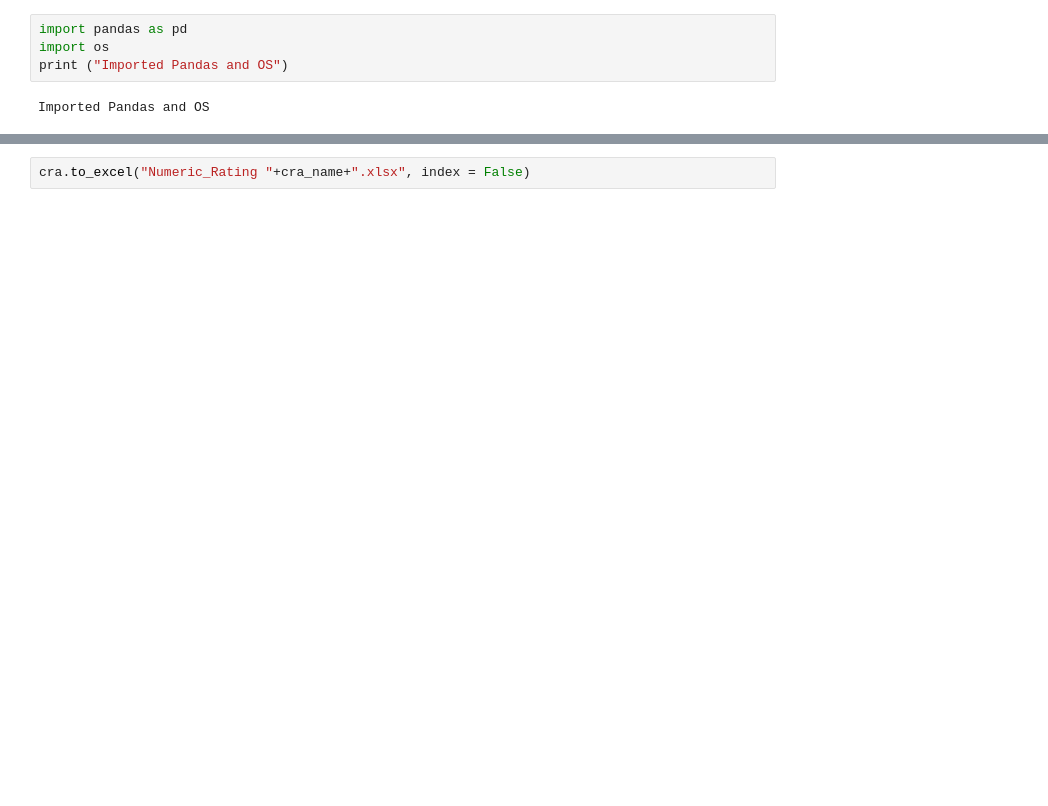
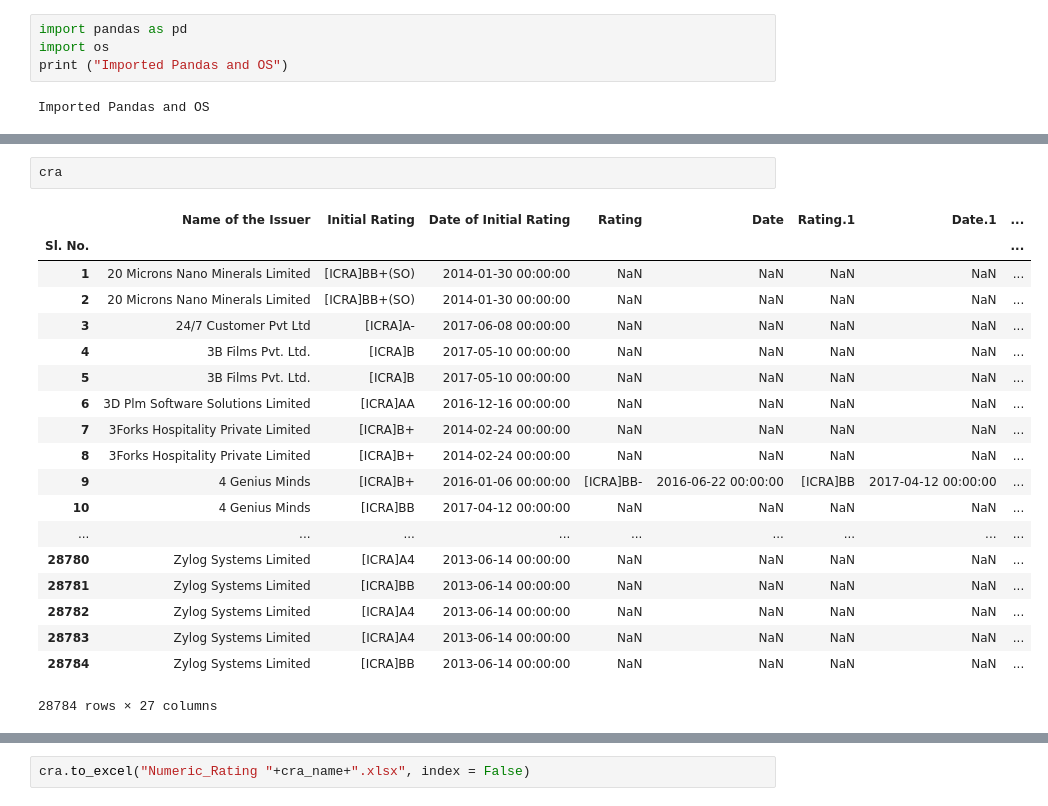
Before and after one commit to hiteshgulati/ratingsai, a Jupyter notebook: data/Rating History/Munging.ipynb, the cells around one changed output, grey strips where cells are left out. Saved outputs shown, nothing was run; the diff lists cells and outputs as text; blank space fills up the shorter version.

```diff
--- a/data/Rating History/Munging.ipynb
+++ b/data/Rating History/Munging.ipynb
@@ -31,3 +29,25 @@ mapping['FA+/CRISIL\rA1']
+# %%
+cra
+# %% [output]
+|  | Name of the Issuer | Initial Rating | Date of Initial Rating | Rating | Date | Rating.1 | Date.1 | ... |
+| Sl. No. |  |  |  |  |  |  |  | ... |
+| 1 | 20 Microns Nano Minerals Limited | [ICRA]BB+(SO) | 2014-01-30 00:00:00 | NaN | NaN | NaN | NaN | ... |
+| 2 | 20 Microns Nano Minerals Limited | [ICRA]BB+(SO) | 2014-01-30 00:00:00 | NaN | NaN | NaN | NaN | ... |
+| 3 | 24/7 Customer Pvt Ltd | [ICRA]A- | 2017-06-08 00:00:00 | NaN | NaN | NaN | NaN | ... |
+| 4 | 3B Films Pvt. Ltd. | [ICRA]B | 2017-05-10 00:00:00 | NaN | NaN | NaN | NaN | ... |
+| 5 | 3B Films Pvt. Ltd. | [ICRA]B | 2017-05-10 00:00:00 | NaN | NaN | NaN | NaN | ... |
+| 6 | 3D Plm Software Solutions Limited | [ICRA]AA | 2016-12-16 00:00:00 | NaN | NaN | NaN | NaN | ... |
+| 7 | 3Forks Hospitality Private Limited | [ICRA]B+ | 2014-02-24 00:00:00 | NaN | NaN | NaN | NaN | ... |
+| 8 | 3Forks Hospitality Private Limited | [ICRA]B+ | 2014-02-24 00:00:00 | NaN | NaN | NaN | NaN | ... |
+| 9 | 4 Genius Minds | [ICRA]B+ | 2016-01-06 00:00:00 | [ICRA]BB- | 2016-06-22 00:00:00 | [ICRA]BB | 2017-04-12 00:00:00 | ... |
+| 10 | 4 Genius Minds | [ICRA]BB | 2017-04-12 00:00:00 | NaN | NaN | NaN | NaN | ... |
+| ... | ... | ... | ... | ... | ... | ... | ... | ... |
+| 28780 | Zylog Systems Limited | [ICRA]A4 | 2013-06-14 00:00:00 | NaN | NaN | NaN | NaN | ... |
+| 28781 | Zylog Systems Limited | [ICRA]BB | 2013-06-14 00:00:00 | NaN | NaN | NaN | NaN | ... |
+| 28782 | Zylog Systems Limited | [ICRA]A4 | 2013-06-14 00:00:00 | NaN | NaN | NaN | NaN | ... |
+| 28783 | Zylog Systems Limited | [ICRA]A4 | 2013-06-14 00:00:00 | NaN | NaN | NaN | NaN | ... |
+| 28784 | Zylog Systems Limited | [ICRA]BB | 2013-06-14 00:00:00 | NaN | NaN | NaN | NaN | ... |
+28784 rows × 27 columns
 # %%
 for i, item in cra.iterrows():
     print (i, "-->")
```
Also changed, not shown: parts of 5 cells of this notebook, 1 other file.
